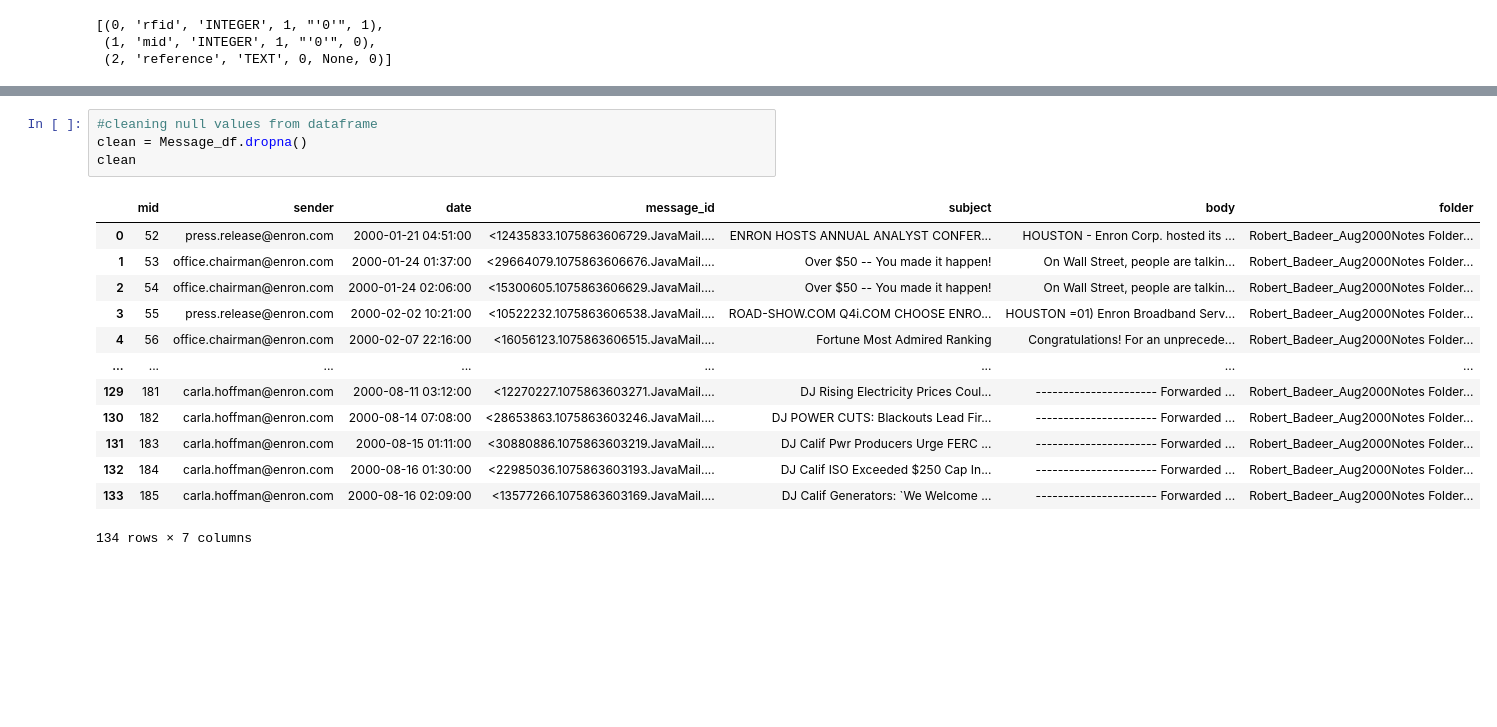
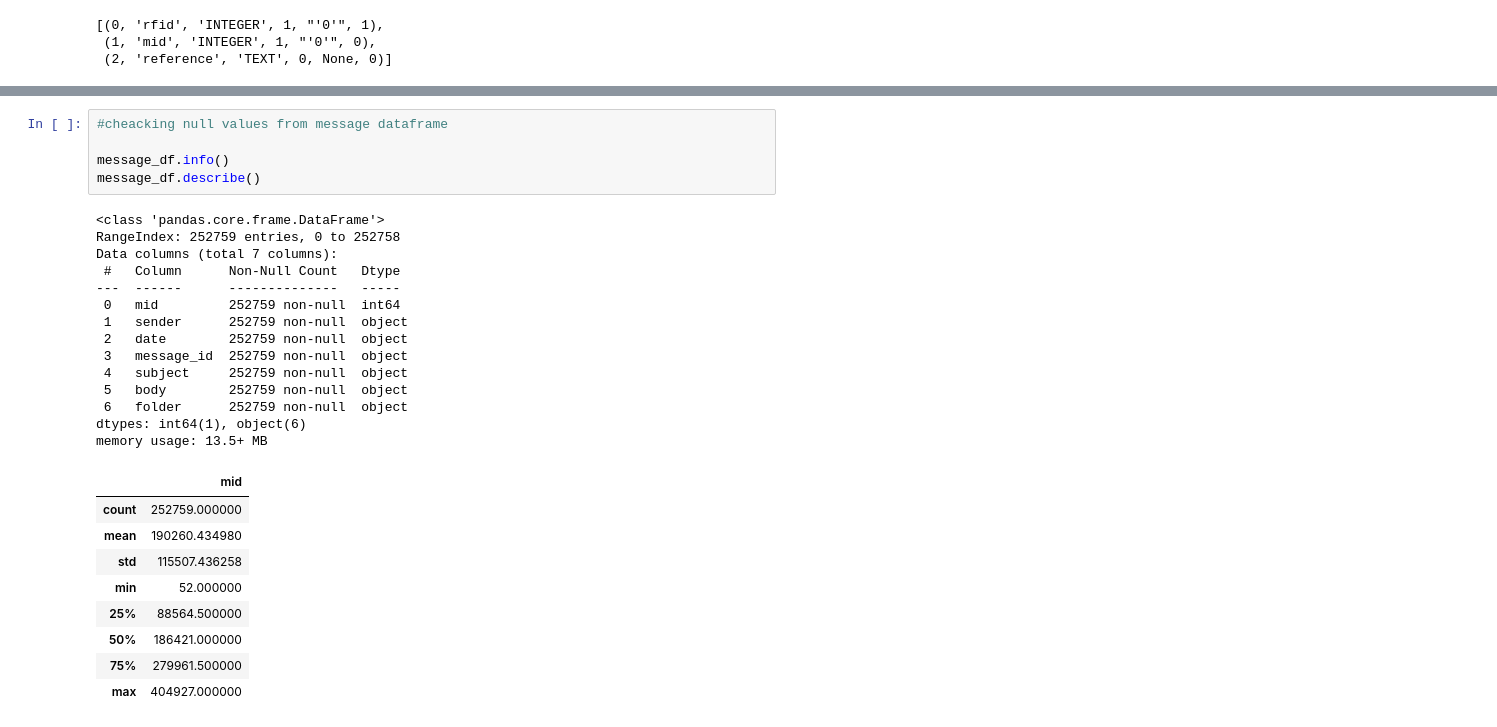
Before and after one commit to Ashlay01/Ash21212022, a Jupyter notebook: Copy_of_download_enron_data.ipynb, the cells around one changed output, grey strips where cells are left out. Cells and saved outputs as stored; diff of their text form; blank space fills up the shorter version.

```diff
--- a/Copy_of_download_enron_data.ipynb
+++ b/Copy_of_download_enron_data.ipynb
@@ -219,19 +232,30 @@ clean
 # %%
-#cleaning null values from dataframe
-clean = Message_df.dropna()
-clean
+#cheacking null values from message dataframe
+
+message_df.info()
+message_df.describe()
 # %% [output]
+<class 'pandas.core.frame.DataFrame'>
+RangeIndex: 252759 entries, 0 to 252758
+Data columns (total 7 columns):
+ #   Column      Non-Null Count   Dtype
+---  ------      --------------   -----
+ 0   mid         252759 non-null  int64
+ 1   sender      252759 non-null  object
+ 2   date        252759 non-null  object
+ 3   message_id  252759 non-null  object
+ 4   subject     252759 non-null  object
+ 5   body        252759 non-null  object
+ 6   folder      252759 non-null  object
+dtypes: int64(1), object(6)
+memory usage: 13.5+ MB
-|  | mid | sender | date | message_id | subject | body | folder |
-| 0 | 52 | press.release@enron.com | 2000-01-21 04:51:00 | <12435833.1075863606729.JavaMail.... | ENRON HOSTS ANNUAL ANALYST CONFER... | HOUSTON - Enron Corp. hosted its ... | Robert_Badeer_Aug2000Notes Folder... |
-| 1 | 53 | office.chairman@enron.com | 2000-01-24 01:37:00 | <29664079.1075863606676.JavaMail.... | Over $50 -- You made it happen! | On Wall Street, people are talkin... | Robert_Badeer_Aug2000Notes Folder... |
-| 2 | 54 | office.chairman@enron.com | 2000-01-24 02:06:00 | <15300605.1075863606629.JavaMail.... | Over $50 -- You made it happen! | On Wall Street, people are talkin... | Robert_Badeer_Aug2000Notes Folder... |
-| 3 | 55 | press.release@enron.com | 2000-02-02 10:21:00 | <10522232.1075863606538.JavaMail.... | ROAD-SHOW.COM Q4i.COM CHOOSE ENRO... | HOUSTON =01) Enron Broadband Serv... | Robert_Badeer_Aug2000Notes Folder... |
-| 4 | 56 | office.chairman@enron.com | 2000-02-07 22:16:00 | <16056123.1075863606515.JavaMail.... | Fortune Most Admired Ranking | Congratulations! For an unprecede... | Robert_Badeer_Aug2000Notes Folder... |
-| ... | ... | ... | ... | ... | ... | ... | ... |
-| 129 | 181 | carla.hoffman@enron.com | 2000-08-11 03:12:00 | <12270227.1075863603271.JavaMail.... | DJ Rising Electricity Prices Coul... | ---------------------- Forwarded ... | Robert_Badeer_Aug2000Notes Folder... |
-| 130 | 182 | carla.hoffman@enron.com | 2000-08-14 07:08:00 | <28653863.1075863603246.JavaMail.... | DJ POWER CUTS: Blackouts Lead Fir... | ---------------------- Forwarded ... | Robert_Badeer_Aug2000Notes Folder... |
-| 131 | 183 | carla.hoffman@enron.com | 2000-08-15 01:11:00 | <30880886.1075863603219.JavaMail.... | DJ Calif Pwr Producers Urge FERC ... | ---------------------- Forwarded ... | Robert_Badeer_Aug2000Notes Folder... |
-| 132 | 184 | carla.hoffman@enron.com | 2000-08-16 01:30:00 | <22985036.1075863603193.JavaMail.... | DJ Calif ISO Exceeded $250 Cap In... | ---------------------- Forwarded ... | Robert_Badeer_Aug2000Notes Folder... |
-| 133 | 185 | carla.hoffman@enron.com | 2000-08-16 02:09:00 | <13577266.1075863603169.JavaMail.... | DJ Calif Generators: `We Welcome ... | ---------------------- Forwarded ... | Robert_Badeer_Aug2000Notes Folder... |
+|  | mid |
+| count | 252759.000000 |
+| mean | 190260.434980 |
+| std | 115507.436258 |
+| min | 52.000000 |
+| 25% | 88564.500000 |
+| 50% | 186421.000000 |
+| 75% | 279961.500000 |
+| max | 404927.000000 |
-134 rows × 7 columns
 # %%
```
Also changed, not shown: parts of 16 cells of this notebook.
